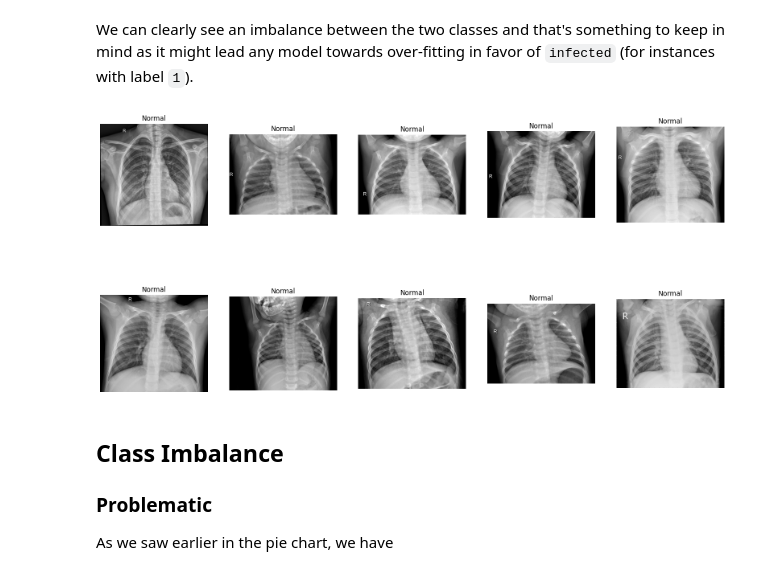
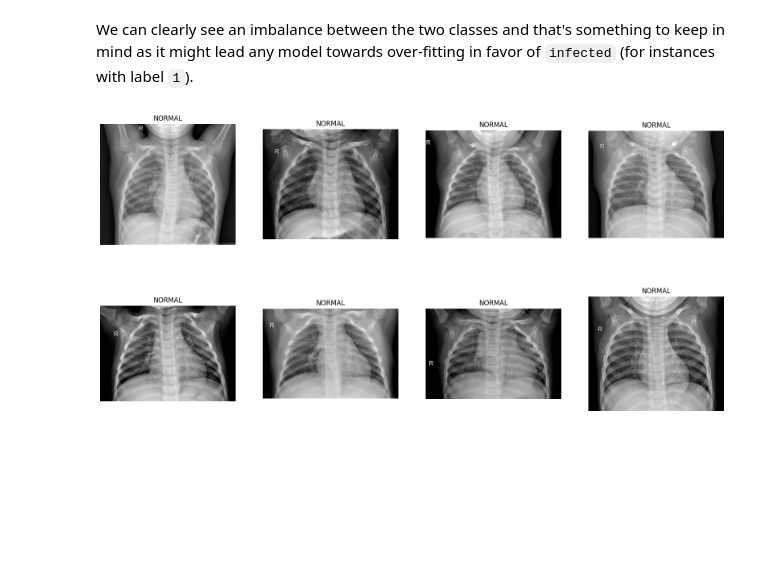
Before and after one commit to Az-r-ow/zoidberg, a Jupyter notebook: main.ipynb, the cells around one changed output. Drawn from its saved outputs; the diff is of its cells as text; code cells hidden in the pictures; blank space fills up the shorter version.

```diff
--- a/main.ipynb
+++ b/main.ipynb
@@ -8,4 +7,4 @@ We know that in each of the `train`, `test` and `val` folders, the images are sp
 # %%
 from datasets import load_dataset
 
-dataset = load_dataset("Az-r-ow/chest_xray")
+dataset = load_dataset("Az-r-ow/chest_xray", split="train")
@@ -22,0 +11,13 @@ train_data.head()
+# %%
+from PIL import Image
+from io import BytesIO
+
+def format_dataset(dataset):
+  pd_dataset = dataset.to_pandas()
+  pd_dataset['true_label'] = pd_dataset['label'].map(lambda x: "NORMAL" if x == 0 else "PNEUMONIA")
+  pd_dataset['image'] = pd_dataset['image'].map(lambda i: Image.open(BytesIO(i["bytes"])))
+  return pd_dataset
+
+# Converting to pandas will encode the images to bytestrings
+train_data = format_dataset(dataset)
+train_data.head()
@@ -42,21 +65,17 @@ We can clearly see an imbalance between the two classes and that's something to
 # %%
 from matplotlib import pyplot as plt
 
 # Displaying the images
-def display_images(data):
-  fig, axes = plt.subplots(2, 5, figsize=(20, 10))
+def display_images(data, rows, columns):
+  if (len(data) < (rows * columns)):
+    raise ValueError(f"Length data should be > than (rows * columns) we got : {rows * columns} and data length = {len(data)}")
+  fig, axes = plt.subplots(rows, columns, figsize=(20, 10))
   for i, ax in enumerate(axes.flat):
-    ax.imshow(data['images'][i], cmap='gray')
-    ax.set_title('Normal' if data['label'][i] == 0 else 'Pneumonia')
+    ax.imshow(data['image'][i], cmap='gray')
+    ax.set_title(data['true_label'][i])
     ax.axis('off')
   plt.show()
 
-display_images(train_data)
+display_images(train_data, 2, 4)
 # %% [output]
-[figure, old version]
+[figure, new version]
-# %% [markdown]
-## Class Imbalance
-
-### Problematic
-
-As we saw earlier in the pie chart, we have
```
Also changed, not shown: parts of 18 cells of this notebook, 1 other file.
